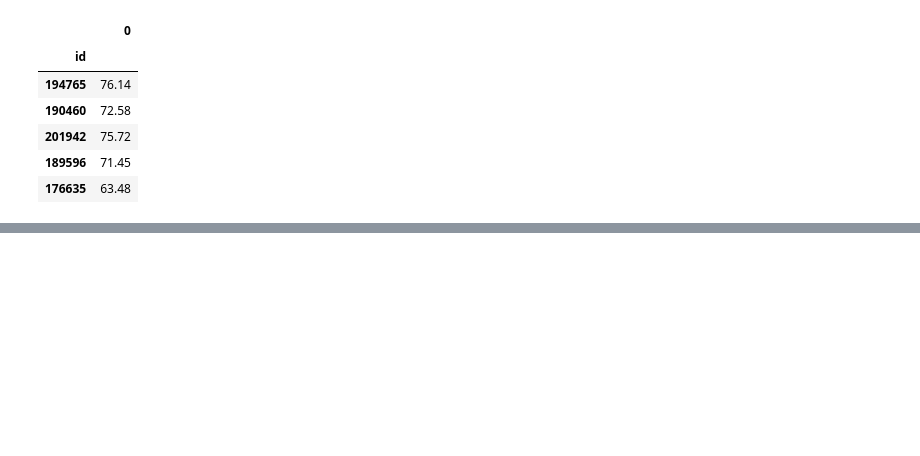
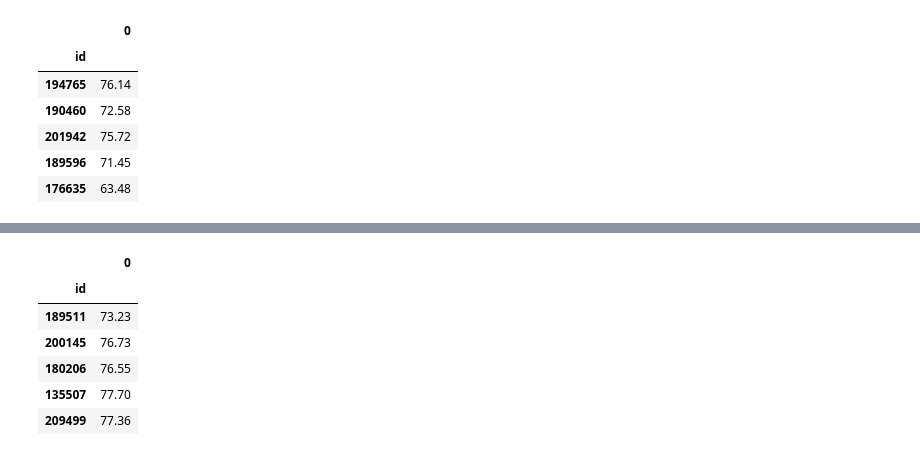
Before and after one commit to fifa-19-player-stats/data, a Jupyter notebook: code/FIFA19_PositionStats.ipynb, the cells around one changed output, grey strips where cells are left out. Saved outputs shown, nothing was run; the diff lists cells and outputs as text; code cells hidden in the pictures; blank space fills up the shorter version.

```diff
--- a/code/FIFA19_PositionStats.ipynb
+++ b/code/FIFA19_PositionStats.ipynb
@@ -529,0 +596,17 @@ center_defensive_midfielder.head()
+# %%
+# Formula for Center Defensive Midfielder ratings. Weighted average of a weighted average.
+center_defensive_midfielder1 = round((0.15*center_defensive_midfielder.ballcontrol) + (0.14*center_defensive_midfielder.stamina) + (0.15*center_defensive_midfielder.aggression) + (0.05*center_defensive_midfielder.strength) + (0.1*center_defensive_midfielder.dribbling) + (0.04*center_defensive_midfielder.headingaccuracy) + (0.08*center_defensive_midfielder.sprintspeed) + (0.15*center_defensive_midfielder.acceleration) + (0.14*center_defensive_midfielder.shotpower), 2)
+center_defensive_midfielder2 = round((0.05*center_defensive_midfielder.jumping) + (0.2*center_defensive_midfielder.interceptions) + (0.07*center_defensive_midfielder.shortpassing) + (0.2*center_defensive_midfielder.slidingtackle) + (0.08*center_defensive_midfielder.longpassing) + (0.18*center_defensive_midfielder.marking) + (0.22*center_defensive_midfielder.longshots), 2)
+center_defensive_midfielder3 = round((0.1*center_defensive_midfielder.reactions) + (0.25*center_defensive_midfielder.agility) + (0.1*center_defensive_midfielder.balance) + (0.1*center_defensive_midfielder.vision) + (0.1*center_defensive_midfielder.positioning) + (0.25*center_defensive_midfielder.curve) + (0.1*center_defensive_midfielder.volleys), 2)
+center_defensive_midfielder4 = round((0.15*center_defensive_midfielder.composure) + (0.3*center_defensive_midfielder.penalties) + (0.3*center_defensive_midfielder.finishing) + (0.25*center_defensive_midfielder.standingtackle), 2)
+center_defensive_midfielder_total = round((0.4*center_defensive_midfielder1) + (0.3*center_defensive_midfielder2) + (0.2*center_defensive_midfielder3) + (0.1*center_defensive_midfielder4), 2)
+best_center_defensive_midfielder = pd.DataFrame(center_defensive_midfielder_total)
+best_center_defensive_midfielder.head()
+# %% [output]
+|  | 0 |
+| id |  |
+| 189511 | 73.23 |
+| 200145 | 76.73 |
+| 180206 | 76.55 |
+| 135507 | 77.70 |
+| 209499 | 77.36 |
```
Also changed, not shown: parts of 62 cells of this notebook, 27 other files.
